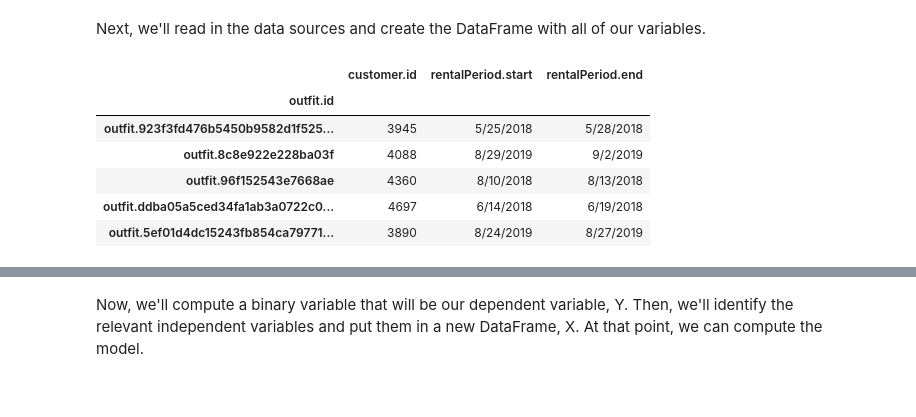
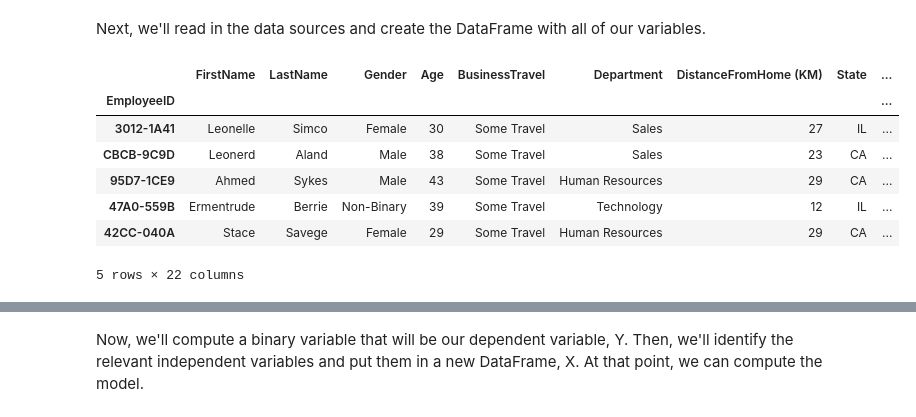
Before and after one commit to 550tealeaves/DATA-70500-working-with-data, a Jupyter notebook: HW4_LinearModels2.ipynb, the cells around one changed output, grey strips where cells are left out. Drawn from its saved outputs; the diff is of its cells as text; code cells hidden in the pictures.

```diff
--- a/HW4_LinearModels2.ipynb
+++ b/HW4_LinearModels2.ipynb
@@ -18,13 +18,14 @@ Here's some information about where these social indicators were created: https:
 Next, we'll read in the data sources and create the DataFrame with all of our variables.
 # %%
 #Load datasets and use na_values to note missing values
-OriginalOrders = pd.read_csv('https://raw.githubusercontent.com/550tealeaves/DATA-70500-working-with-data/refs/heads/main/datasets/original_orders.csv', index_col='outfit.id', na_values=[np.nan])
-OriginalOrders.head()
+Employees = pd.read_csv('https://raw.githubusercontent.com/550tealeaves/DATA-70500-working-with-data/refs/heads/main/datasets/Employee.csv', index_col='EmployeeID', na_values=[np.nan])
+Employees.head()
 # %% [output]
-|  | customer.id | rentalPeriod.start | rentalPeriod.end |
-| outfit.id |  |  |  |
-| outfit.923f3fd476b5450b9582d1f525... | 3945 | 5/25/2018 | 5/28/2018 |
-| outfit.8c8e922e228ba03f | 4088 | 8/29/2019 | 9/2/2019 |
-| outfit.96f152543e7668ae | 4360 | 8/10/2018 | 8/13/2018 |
-| outfit.ddba05a5ced34fa1ab3a0722c0... | 4697 | 6/14/2018 | 6/19/2018 |
-| outfit.5ef01d4dc15243fb854ca79771... | 3890 | 8/24/2019 | 8/27/2019 |
+|  | FirstName | LastName | Gender | Age | BusinessTravel | Department | DistanceFromHome (KM) | State | ... |
+| EmployeeID |  |  |  |  |  |  |  |  | ... |
+| 3012-1A41 | Leonelle | Simco | Female | 30 | Some Travel | Sales | 27 | IL | ... |
+| CBCB-9C9D | Leonerd | Aland | Male | 38 | Some Travel | Sales | 23 | CA | ... |
+| 95D7-1CE9 | Ahmed | Sykes | Male | 43 | Some Travel | Human Resources | 29 | CA | ... |
+| 47A0-559B | Ermentrude | Berrie | Non-Binary | 39 | Some Travel | Technology | 12 | IL | ... |
+| 42CC-040A | Stace | Savege | Female | 29 | Some Travel | Human Resources | 29 | CA | ... |
+5 rows × 22 columns
```
Also changed, not shown: parts of 9 cells of this notebook.
